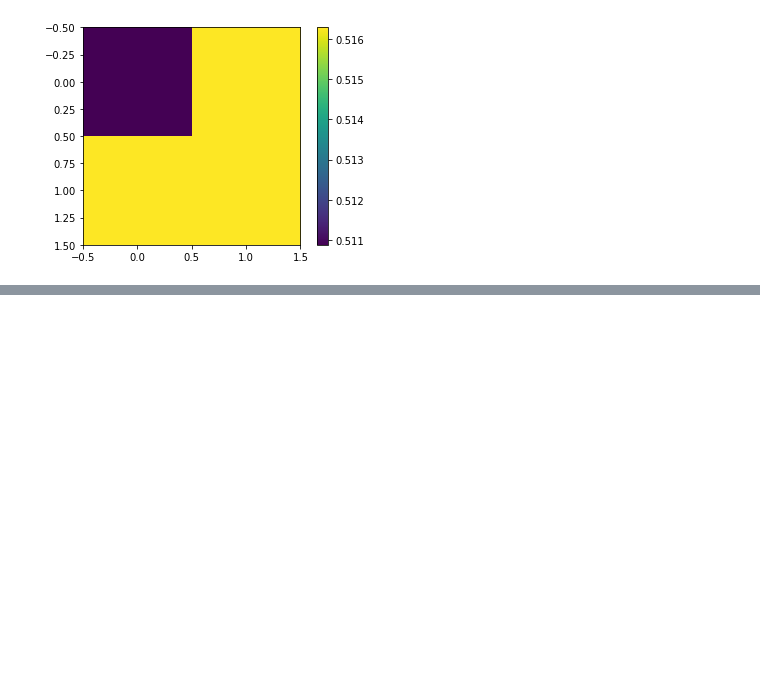
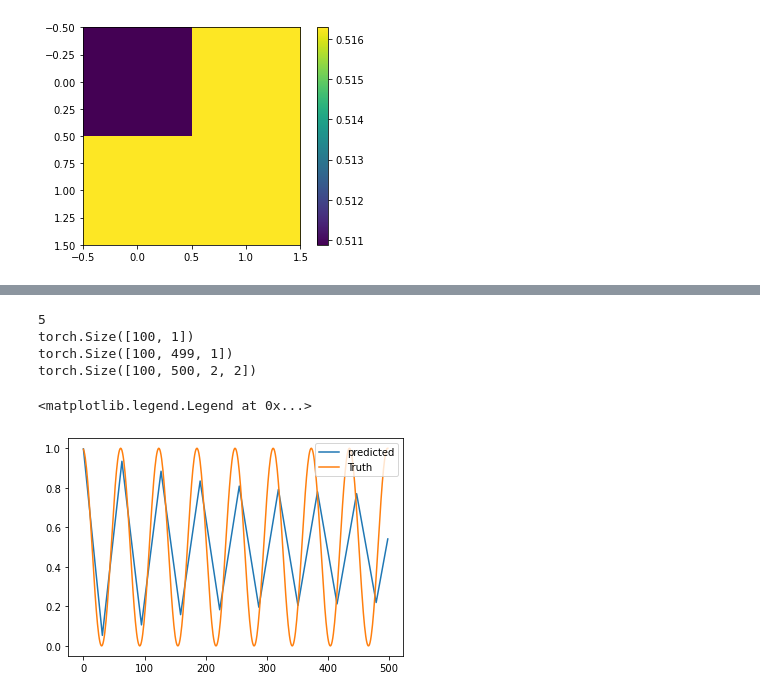
Before and after one commit to KatieJ16/Time_Space_multiscale, a Jupyter notebook: remake/toy2_multiscale_model_fitting.ipynb, the cells around one changed output, grey strips where cells are left out. Cells and saved outputs as stored; diff of their text form; code cells hidden in the pictures; blank space fills up the shorter version.

```diff
--- a/remake/toy2_multiscale_model_fitting.ipynb
+++ b/remake/toy2_multiscale_model_fitting.ipynb
@@ -531,7 +543,7 @@ def find_error_1(data, model, tol = 1e-5):
 current_size = 2
 next_train_data = unresolved * train_dict["2"]
 
-model_used = np.ones((current_size, current_size))*-1
+model_idx_list = np.ones((current_size, current_size))*(-1) #start with all -1
 
 for i in range(current_size):
     for j in range(current_size):
@@ -543,18 +555,32 @@ for i in range(current_size):
         #see if the error is low enough on already made model
             for m, model in enumerate(model_keep):
                 loss, resolved = find_error_1(data_this, model)
-                print(loss)
+                step_size = model.step_size
+                print("loss = ", loss)
+                print("step_size = ", step_size)
                 if resolved:
-                    model_used == m
+                    model_idx_list[i,j] == m
                     break
                 else:
                     pass
             if not resolved:
+                i = 0
+                j = 1
+                k = int(np.log2(step_size))
+                print("k = ", k)
                 print("train_dict[str(current_size)][:,:,i,j] shape = ", train_dict[str(current_size)][:,:,i,j].shape)
                 #if no model good, train new model
-#                 models, step_sizes, mse_list, idx_lowest = find_best_timestep(train_dict[str(current_size)][:,:,i,j],
-#                                                               val_dict[str(current_size)][:,:,i,j],
-#                                                               val_dict[str(current_size)][:,:,i,j], current_size,model_dir=model_dir, i=i, j=j)
+                models, step_sizes, mse_list, idx_lowest = find_best_timestep(train_dict[str(current_size)][:,:,i,j],
+                                                              val_dict[str(current_size)][:,:,i,j],
+                                                              val_dict[str(current_size)][:,:,i,j], current_size,model_dir=model_dir,
+                                                              i=i, j=j, largest_k = k+1)
+
+                vbnm
+                resolved, loss, unresolved_list = find_error_4(val_dict[str(current_size)][:,:,i,j],
+                                                               models[idx_lowest],
+                                                               val_dict[str(current_size)][:,:, i*current_size:(i+1)*current_size, i*current_size:(i+1)*current_size])
+                model_keep.append(models[idx_lowest])
+                model_idx_list[i,j] == len(model_keep) #last model will be the one for this square
 
 #             predicted = model.uni_scale_forecast(torch.tensor(data[:,0,:]).float(), n_steps=n_timesteps-1).reshape((  n_points, n_timesteps-1, dim,dim))
 # %% [output]
@@ -568,0 +607,25 @@ train_dict[str(current_size)][:,:,i,j] shape =  torch.Size([100, 500])
+# %%
+model =  models[idx_lowest]
+print(idx_lowest)
+n_timesteps = 500
+n_points = 100
+dim = 1
+# plt.plot(model(val_dict[str(current_size)][:,:,i,j].unsqueeze(2).unsqueeze(3))[0,:,0,0].detach().numpy(), label = "predicted")
+print(val_dict[str(current_size)][:,0,i,j].unsqueeze(1).shape)
+val_data_this = val_dict[str(current_size)][:,0,i,j].unsqueeze(1)
+predicted = model.uni_scale_forecast(val_data_this, n_steps=n_timesteps-1)
+print(predicted.shape)
+predicted_reshape = predicted.reshape((  n_points, n_timesteps-1, dim,dim))
+plt.plot(predicted_reshape[0,:,0], label = "predicted")
+print(val_dict[str(current_size*2)][:,:, i*current_size:(i+1)*current_size, i*current_size:(i+1)*current_size].shape)
+# plt.plot(val_dict[str(current_size*2)][:,1:, i*current_size:(i+1)*current_size, i*current_size:(i+1)*current_size][0,:,0,0], label = "Truth")
+
+plt.plot(val_dict[str(current_size*2)][:,1:, i*current_size:(i+1)*current_size, i*current_size:(i+1)*current_size][0,:,0,1], label = "Truth")
+plt.legend()
+# %% [output]
+5
+torch.Size([100, 1])
+torch.Size([100, 499, 1])
+torch.Size([100, 500, 2, 2])
+<matplotlib.legend.Legend at 0x...>
+[figure, added]
```
Also changed, not shown: parts of 5 cells of this notebook.
